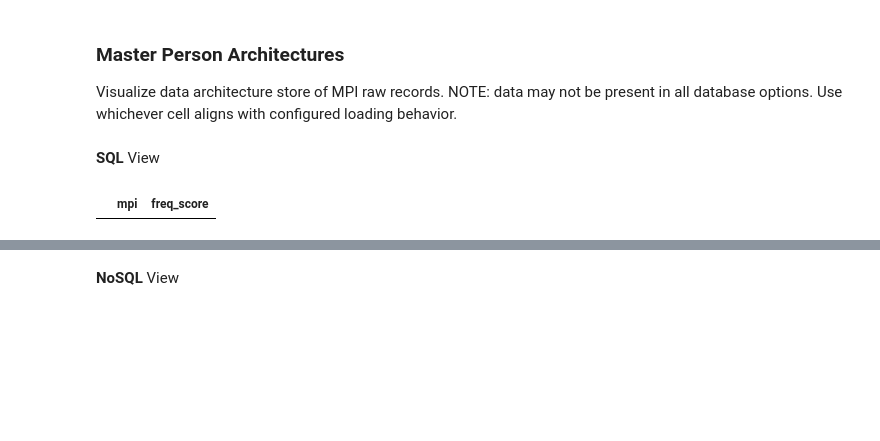
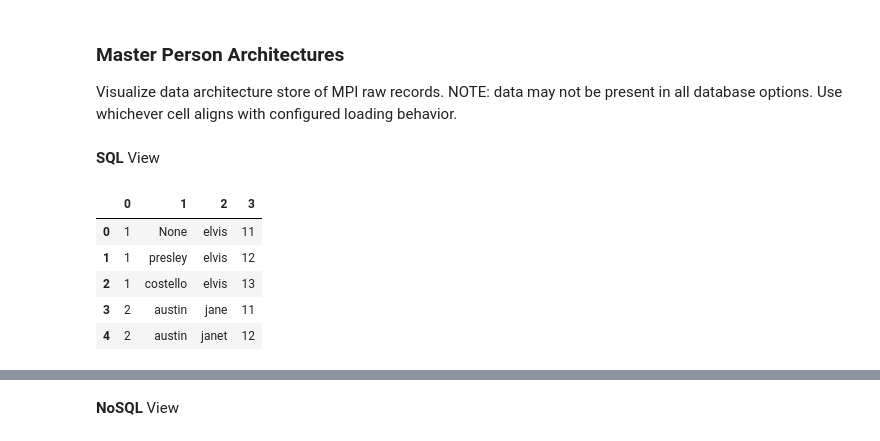
Before and after one commit to frellnick/mpi_demo, a Jupyter notebook: devbook.ipynb, the cells around one changed output, grey strips where cells are left out. Saved outputs shown, nothing was run; the diff lists cells and outputs as text; code cells hidden in the pictures; blank space fills up the shorter version.

Commit message:
FIX: fixed imports for db refactor.  tests passing

```diff
--- a/devbook.ipynb
+++ b/devbook.ipynb
@@ -37,21 +32,25 @@ Visualize data architecture store of MPI raw records.  NOTE: data may not be pre
 # %% [markdown]
 **SQL** View
 # %%
-from utils.db import get_session
+from db import get_session
 import pandas as pd
 
 
 with get_session() as session:
     result = session.execute(
         'SELECT * FROM mpi_vectors LIMIT 5'
     ).fetchall()
     count_mpi = session.execute(
         'SELECT COUNT(*) FROM mpi_vectors'
     ).fetchone()
-columns = ('mpi', 'freq_score')
-pd.DataFrame(result, columns=columns)
+pd.DataFrame(result)
 # %% [output]
-|  | mpi | freq_score |
+|  | 0 | 1 | 2 | 3 |
+| 0 | 1 | None | elvis | 11 |
+| 1 | 1 | presley | elvis | 12 |
+| 2 | 1 | costello | elvis | 13 |
+| 3 | 2 | austin | jane | 11 |
+| 4 | 2 | austin | janet | 12 |
 # %%
 print('Total MPI in system: ', str(count_mpi[0]))
 # %% [output]
```
Also changed, not shown: parts of 19 cells of this notebook, 1 other file.
